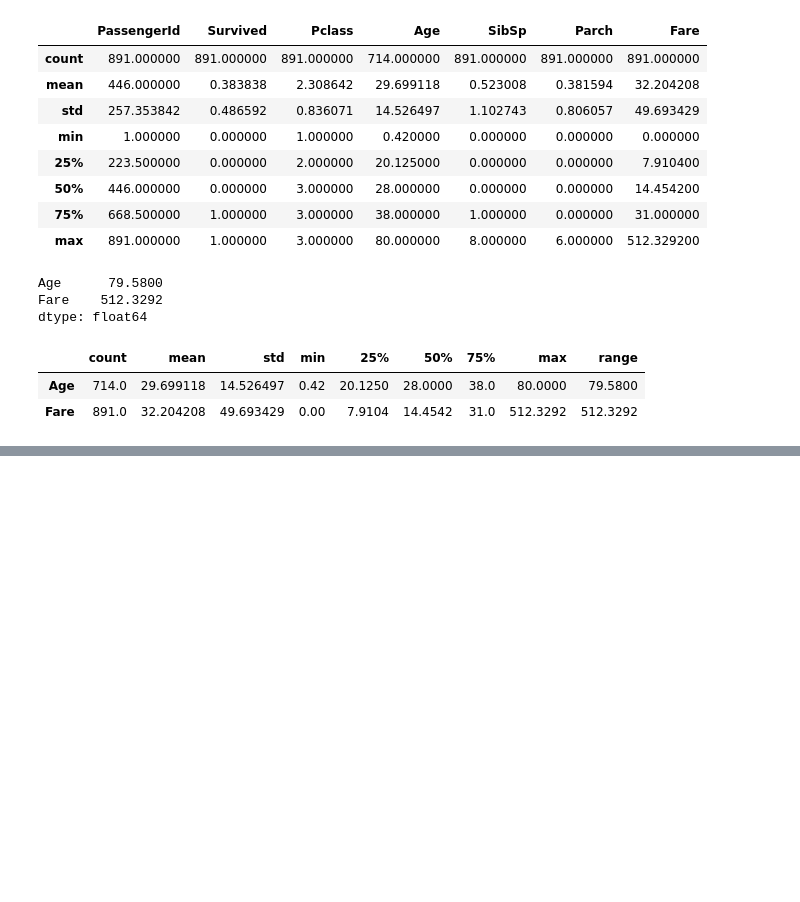
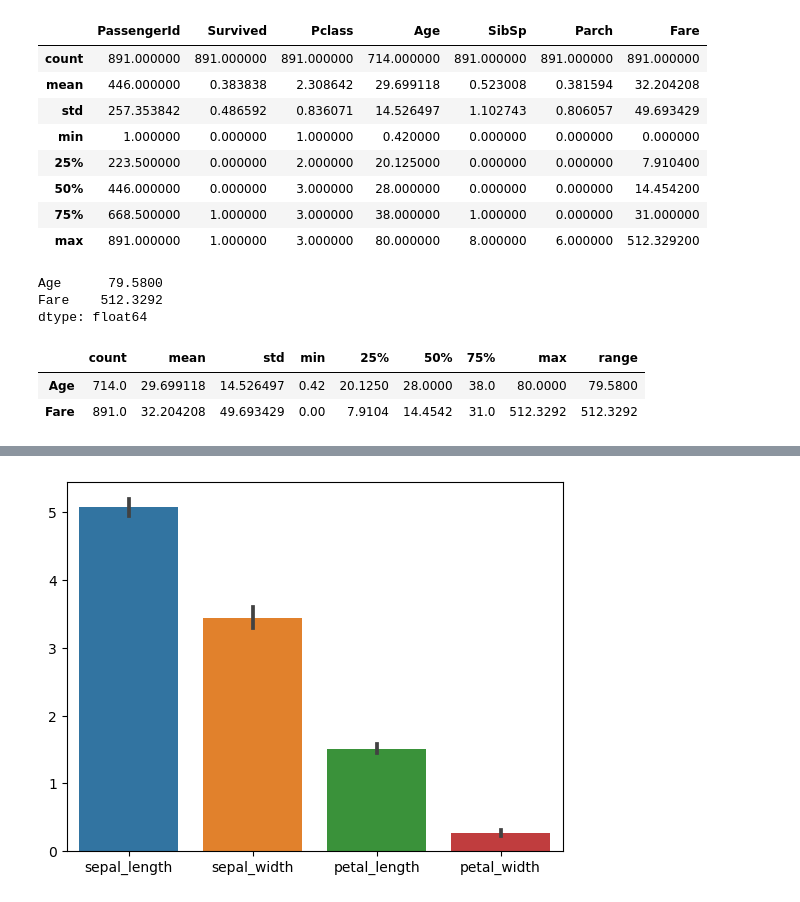
Before and after one commit to Chellyann-moreno/classification-exercises, a Jupyter notebook: classification_exercises.ipynb, the cells around one changed output, grey strips where cells are left out. Cells and saved outputs as stored; diff of their text form; code cells hidden in the pictures; blank space fills up the shorter version.

```diff
--- a/classification_exercises.ipynb
+++ b/classification_exercises.ipynb
@@ -282,0 +939,7 @@ titanic_stats
+# %%
+t_setosa=train[train.species=='setosa']
+t_setosa=t_setosa.drop(columns=['versicolor','virginica','setosa'])
+sns.barplot(data=t_setosa)
+plt.show()
+# %% [output]
+[figure, added]
```
Also changed, not shown: parts of 113 cells of this notebook.
